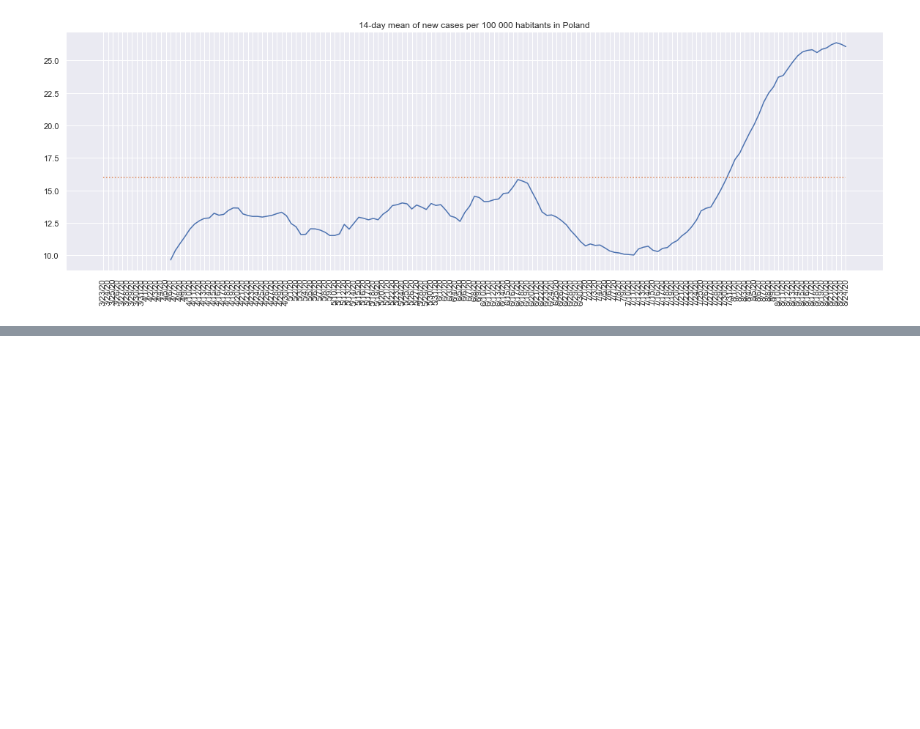
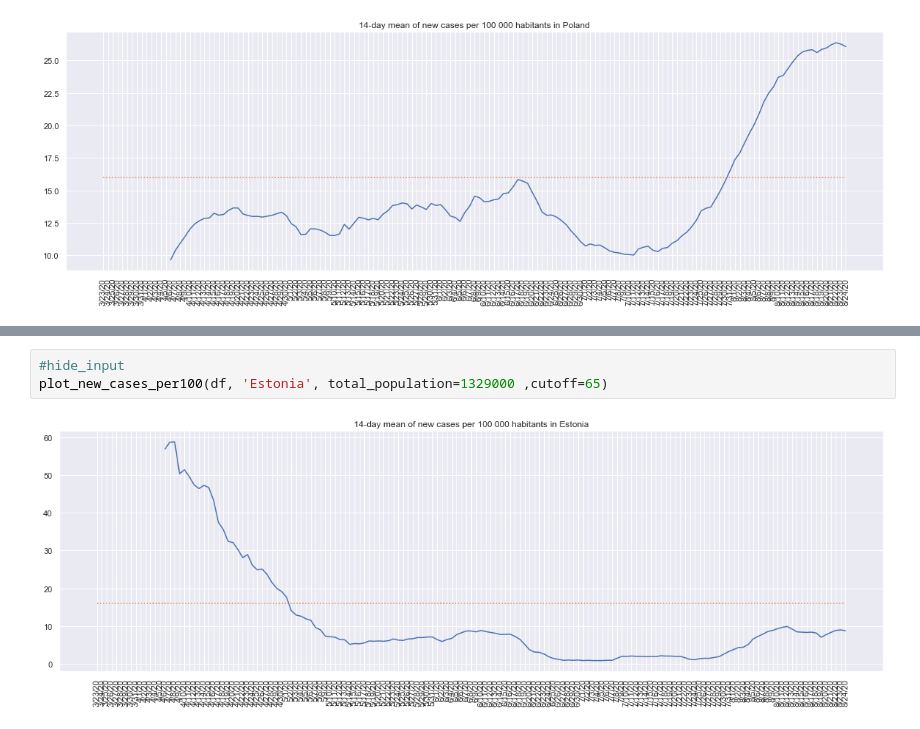
Before and after one commit to IvonaTau/covid19, a Jupyter notebook: _notebooks/2020-03-30-lithuania.ipynb, the cells around one changed output, grey strips where cells are left out. Drawn from its saved outputs; the diff is of its cells as text; blank space fills up the shorter version.

```diff
--- a/_notebooks/2020-03-30-lithuania.ipynb
+++ b/_notebooks/2020-03-30-lithuania.ipynb
@@ -211,0 +233,5 @@ plot_new_cases_per100(df, 'Poland', total_population=37970000 ,cutoff=65)
+# %%
+#hide_input
+plot_new_cases_per100(df, 'Estonia', total_population=1329000 ,cutoff=65)
+# %% [output]
+[figure, added]
```
Also changed, not shown: parts of 5 cells of this notebook, 1 other file.
